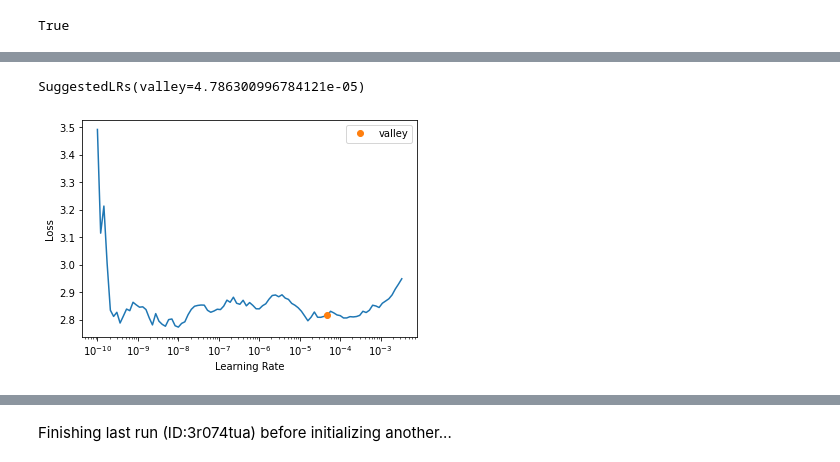
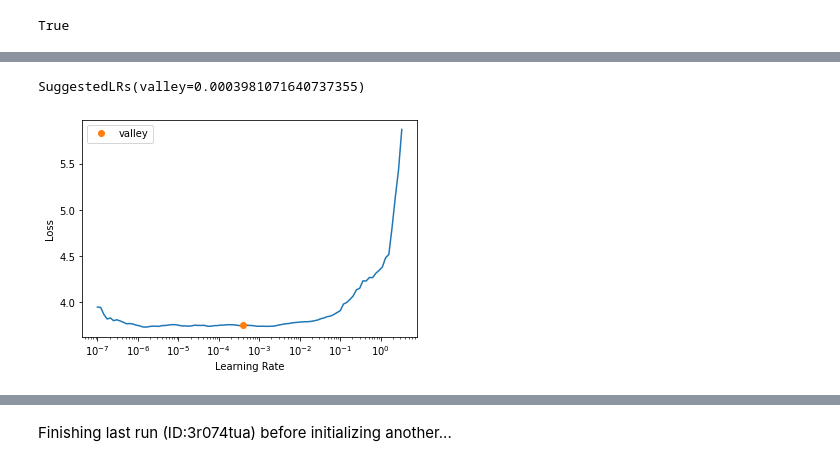
Before and after one commit to mizoru/pronunciation-trainer, a Jupyter notebook: training-QuartzNet.ipynb, the cells around one changed output, grey strips where cells are left out. Cells and saved outputs as stored; diff of their text form; code cells hidden in the pictures.

```diff
--- a/training-QuartzNet.ipynb
+++ b/training-QuartzNet.ipynb
@@ -345,3 +334,4 @@ AudioSpectrogram([[[ -44.4667,  -45.1294,  -44.3262,  ...,  -53.0354,  -47.5695,
 # %%
-with torch.no_grad():
-    out = model(x/100).cpu()
+model = model.eval()
+out = model(x).cpu()
+model = model.train(True)
@@ -452,7 +402,7 @@ Syncing run pretrained-quartz_5x3-1 to Weights & Biases (docs).
 <wandb.sdk.wandb_run.Run at 0x...>
 # %%
-learn = Learner(dls, model, loss_func=ctc_loss_no_lens, metrics = [CER, ctc_accuracy], wd=0.)
-             # cbs=[WandbCallback()])#, SaveModelCallback(fname='thunder-QuartzNet_5x3-6')])
+learn = Learner(dls, model, loss_func=ctc_loss_no_lens, metrics = [CER, ctc_accuracy],
+             cbs=[WandbCallback()])#, SaveModelCallback(fname='thunder-QuartzNet_5x3-6')])
 # %%
 learn.freeze()
 # %%
@@ -464,3 +414,3 @@ SuggestedLRs(valley=0.0003981071640737355)
 # %%
-learn.fit_one_cycle(10, 5e-4)
+learn.fit_one_cycle(2, 5e-3)
 # %% [output]
@@ -488,4 +436,4 @@ SuggestedLRs(valley=6.30957365501672e-05)
 # %%
-learn.fit_one_cycle(10, 1e-4)
+learn.fit_one_cycle(3, 1e-3)
 # %% [output]
 | epoch | train_loss | valid_loss | CER | ctc_accuracy | time |
@@ -506,6 +447,6 @@ learn.recorder.plot_loss()
 # %%
-learn.lr_find(1e-10, 1e-2)
+learn.lr_find()
 # %% [output]
 [interactive output not drawn]
-SuggestedLRs(valley=4.786300996784121e-05)
+SuggestedLRs(valley=0.0003981071640737355)
-[figure, old version]
+[figure, new version]
```
Also changed, not shown: parts of 36 cells of this notebook.
